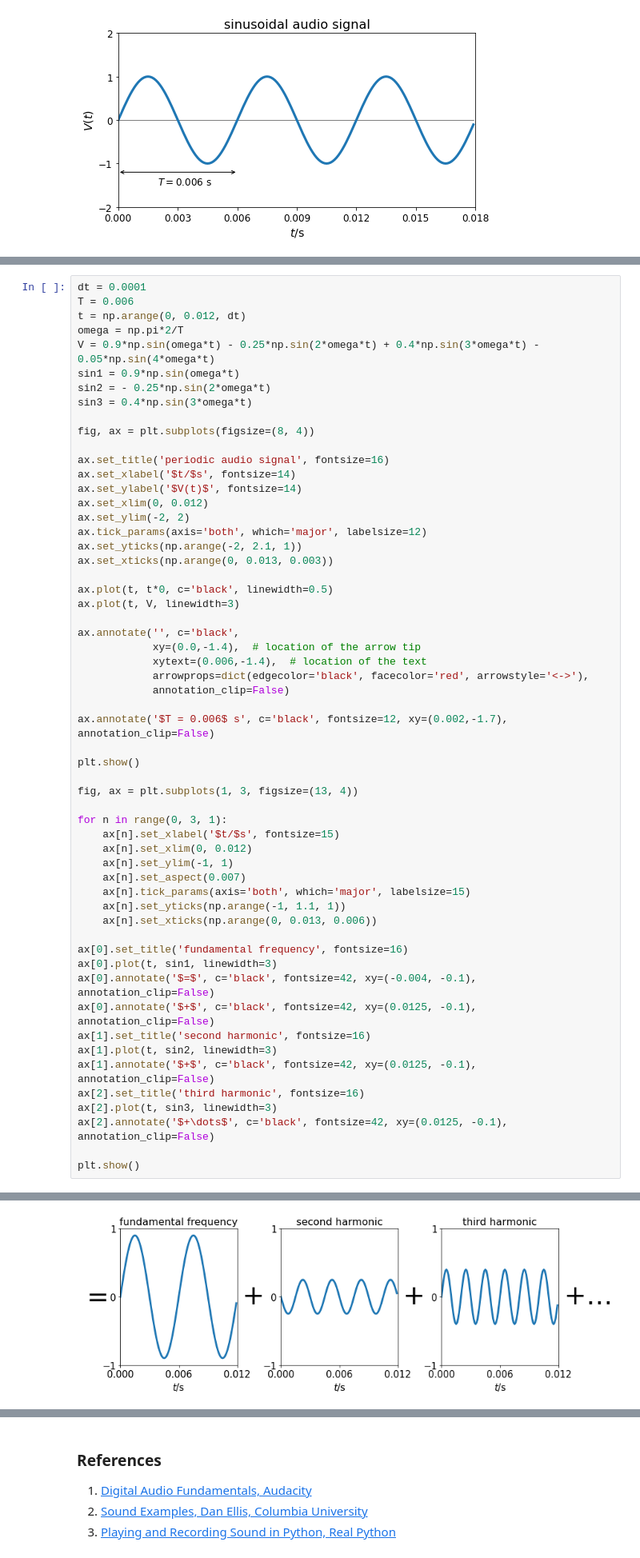
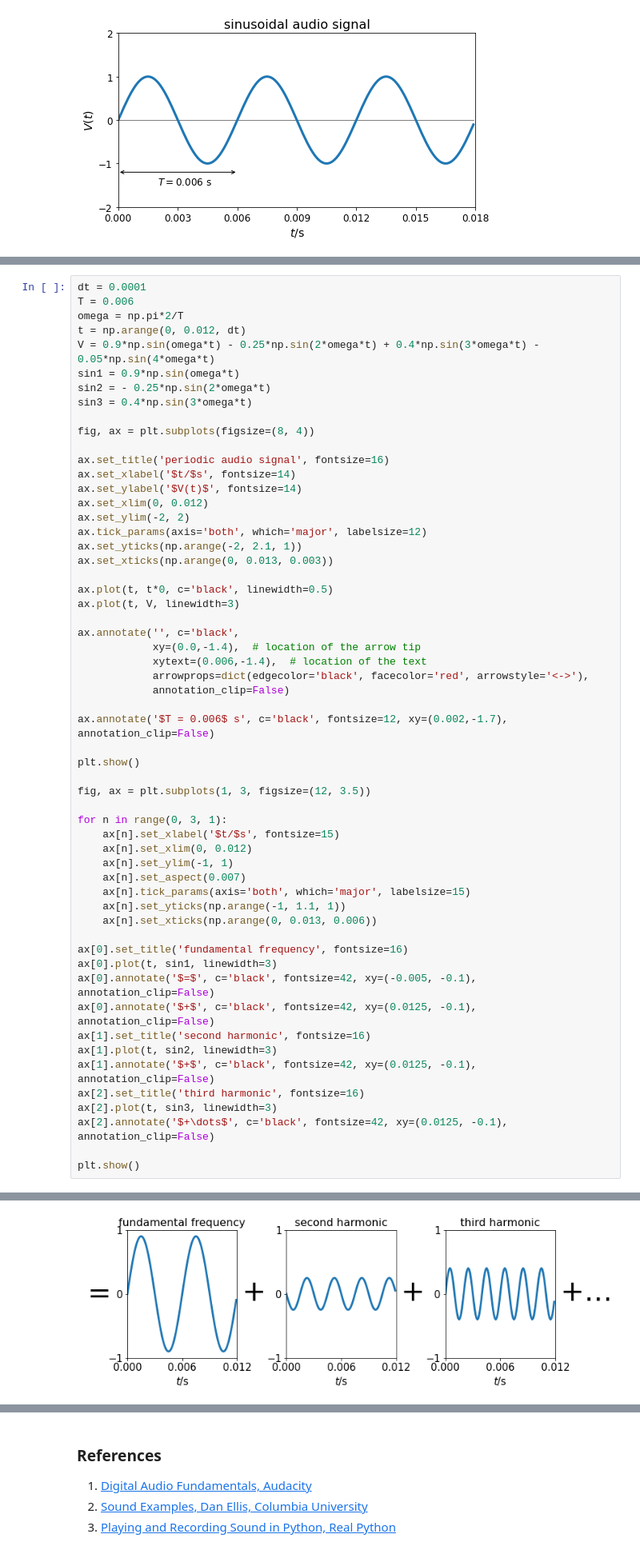
Before and after one commit to elsentjhung/sound-wave-analyser, a Jupyter notebook: sound_analyser.ipynb, the cells around one changed output, grey strips where cells are left out. Shown at 80% size. Saved outputs shown, nothing was run; the diff lists cells and outputs as text.

```diff
--- a/sound_analyser.ipynb
+++ b/sound_analyser.ipynb
@@ -169,8 +169,8 @@ __Question 1.__
 # %%
 dt = 0.0001
 T = 0.006
+omega = np.pi*2/T
 t = np.arange(0, 0.012, dt)
-omega = np.pi*2/T
 V = 0.9*np.sin(omega*t) - 0.25*np.sin(2*omega*t) + 0.4*np.sin(3*omega*t) - 0.05*np.sin(4*omega*t)
 sin1 = 0.9*np.sin(omega*t)
 sin2 = - 0.25*np.sin(2*omega*t)
@@ -196,36 +196,36 @@ ax.annotate('', c='black',
             arrowprops=dict(edgecolor='black', facecolor='red', arrowstyle='<->'),
             annotation_clip=False)
 
 ax.annotate('$T = 0.006$ s', c='black', fontsize=12, xy=(0.002,-1.7), annotation_clip=False)
 
 plt.show()
 
-fig, ax = plt.subplots(1, 3, figsize=(13, 4))
+fig, ax = plt.subplots(1, 3, figsize=(12, 3.5))
 
 for n in range(0, 3, 1):
     ax[n].set_xlabel('$t/$s', fontsize=15)
     ax[n].set_xlim(0, 0.012)
     ax[n].set_ylim(-1, 1)
     ax[n].set_aspect(0.007)
     ax[n].tick_params(axis='both', which='major', labelsize=15)
     ax[n].set_yticks(np.arange(-1, 1.1, 1))
     ax[n].set_xticks(np.arange(0, 0.013, 0.006))
 
 ax[0].set_title('fundamental frequency', fontsize=16)
 ax[0].plot(t, sin1, linewidth=3)
-ax[0].annotate('$=$', c='black', fontsize=42, xy=(-0.004, -0.1), annotation_clip=False)
+ax[0].annotate('$=$', c='black', fontsize=42, xy=(-0.005, -0.1), annotation_clip=False)
 ax[0].annotate('$+$', c='black', fontsize=42, xy=(0.0125, -0.1), annotation_clip=False)
 ax[1].set_title('second harmonic', fontsize=16)
 ax[1].plot(t, sin2, linewidth=3)
 ax[1].annotate('$+$', c='black', fontsize=42, xy=(0.0125, -0.1), annotation_clip=False)
 ax[2].set_title('third harmonic', fontsize=16)
 ax[2].plot(t, sin3, linewidth=3)
 ax[2].annotate('$+\dots$', c='black', fontsize=42, xy=(0.0125, -0.1), annotation_clip=False)
 
 plt.show()
 # %% [output]
 [figure]
-[figure, old version]
+[figure, new version]
 # %% [markdown]
 ## Fourier transform
 
```
Also changed, not shown: parts of 20 cells of this notebook, 2 other files.
